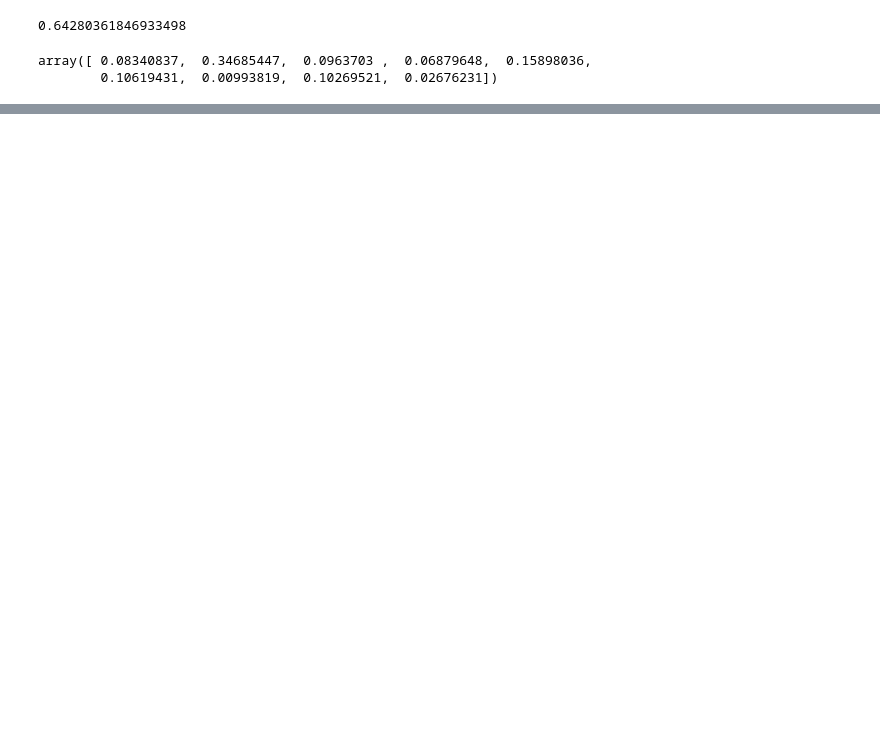
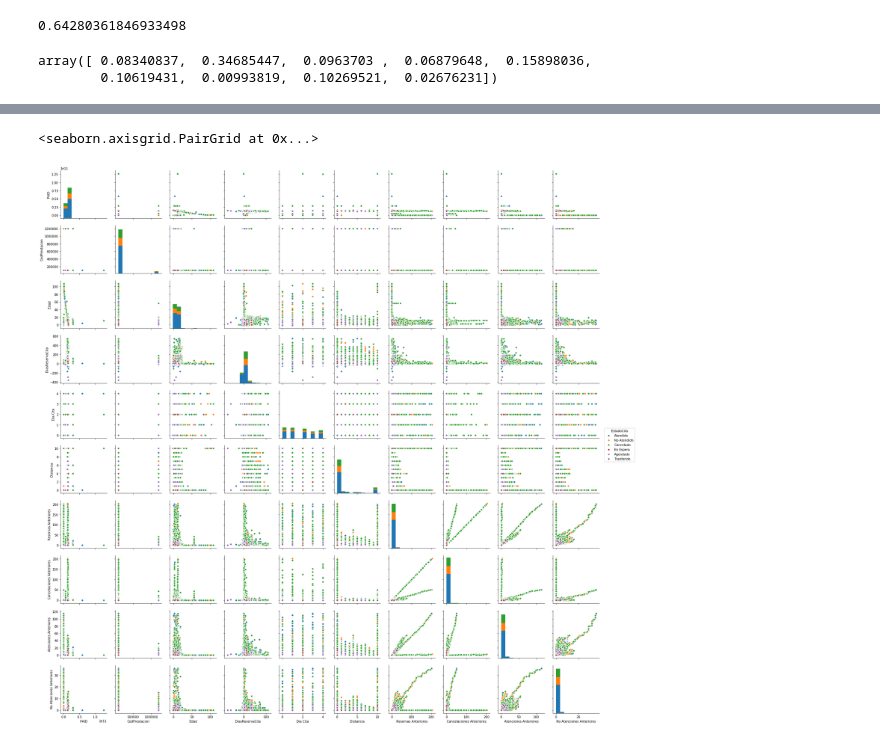
Before and after one commit to pabloveazul/Tarea-NSP, a Jupyter notebook: Tarea NSP.ipynb, the cells around one changed output, grey strips where cells are left out. Cells and saved outputs as stored; diff of their text form; code cells hidden in the pictures; blank space fills up the shorter version.

```diff
--- a/Tarea NSP.ipynb
+++ b/Tarea NSP.ipynb
@@ -168,0 +205,5 @@ len(datos['PAID'].unique())
+# %%
+sns.pairplot(datos, hue="EstadoCita")
+# %% [output]
+<seaborn.axisgrid.PairGrid at 0x...>
+[figure, added]
```
Also changed, not shown: parts of 14 cells of this notebook.
